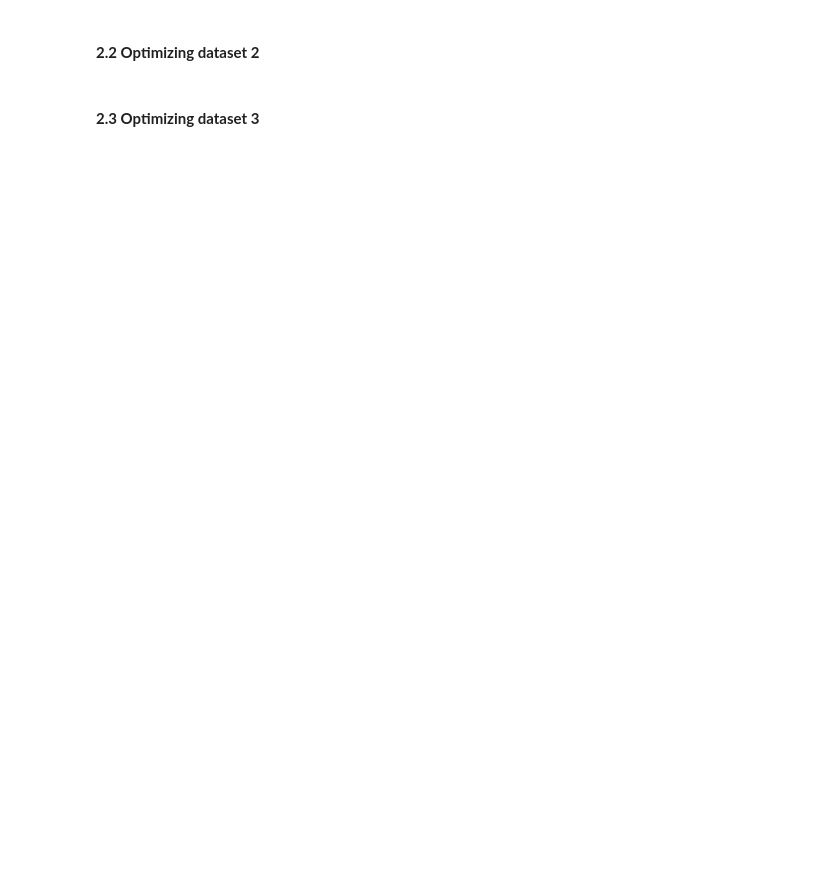
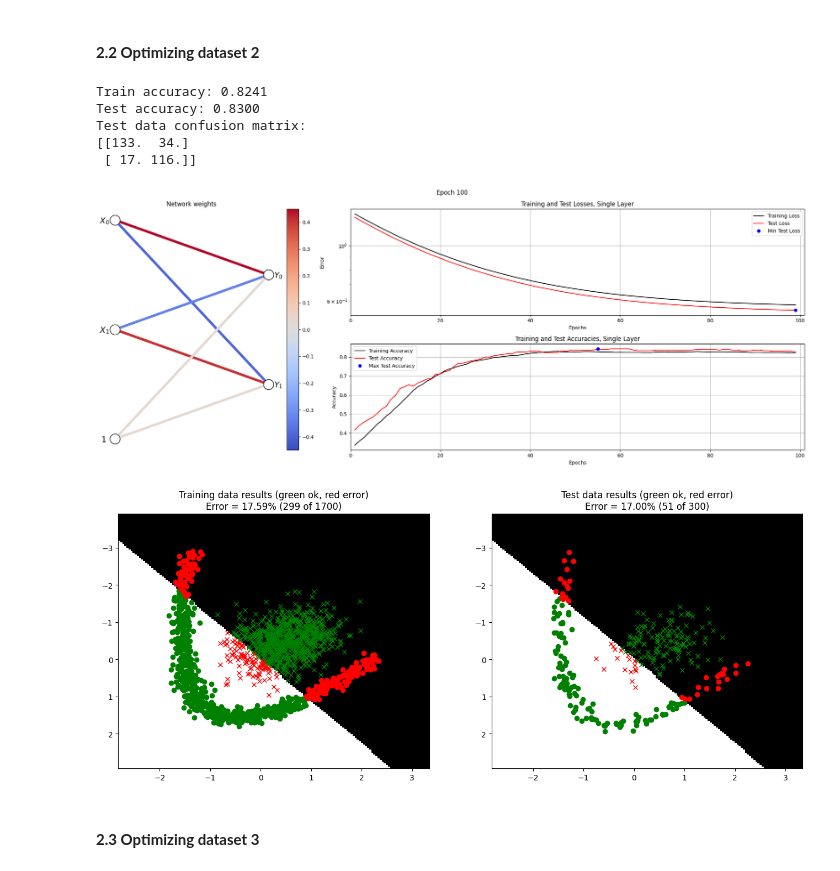
Before and after one commit to marijnkj/-D-NN, a Jupyter notebook: A1_Supervised/main2_SingleLayer.ipynb, the cells around one changed output. Drawn from its saved outputs; the diff is of its cells as text; code cells hidden in the pictures; blank space fills up the shorter version.

```diff
--- a/A1_Supervised/main2_SingleLayer.ipynb
+++ b/A1_Supervised/main2_SingleLayer.ipynb
@@ -435,18 +441,26 @@ Also explain whether the bias is necessary to acheive a good solution in dataset
 # %%
 # --------------------------------------------
 # === Your code here =========================
 # --------------------------------------------
 
 nInputs  = 2
 nClasses = 2
 
 W0 = np.random.rand(nInputs, nClasses)
 B0 = np.random.rand(1, nClasses)
 
-params = {"epochs": ???, "learningRate": ???, "normalize": False, "useTanhOutput": False}
+params = {"epochs": 100, "learningRate": 0.01, "normalize": True, "useTanhOutput": False}
 # ============================================
 
 trainSingleLayerOnDataset(2, 0.15, W0, B0, params)
+# %% [output]
+Train accuracy: 0.8241
+Test accuracy: 0.8300
+Test data confusion matrix:
+[[133.  34.]
+ [ 17. 116.]]
+[figure, added]
+[figure, added]
 # %% [markdown]
 #### **2.3 Optimizing dataset 3**
 # %%
```
Also changed, not shown: parts of 6 cells of this notebook.
